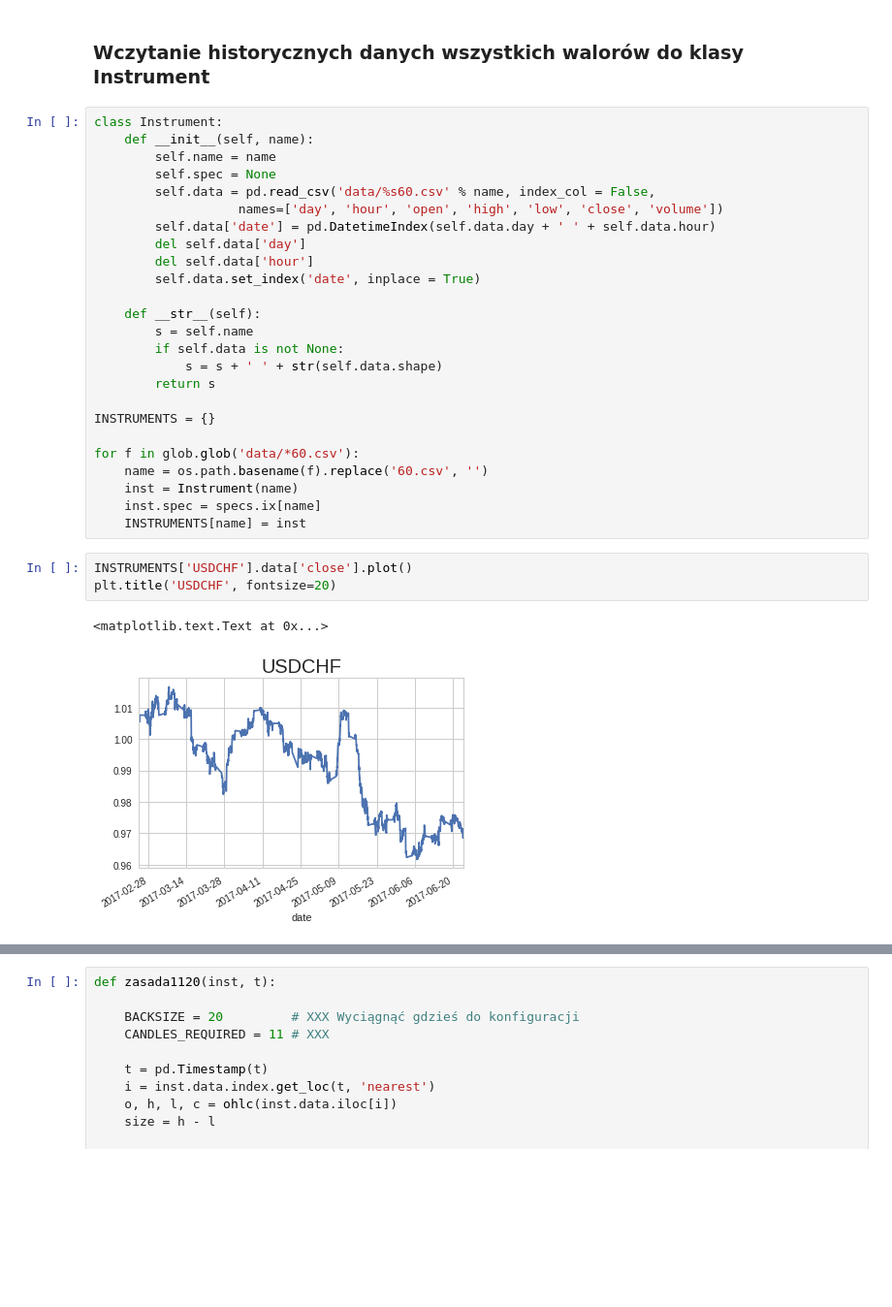
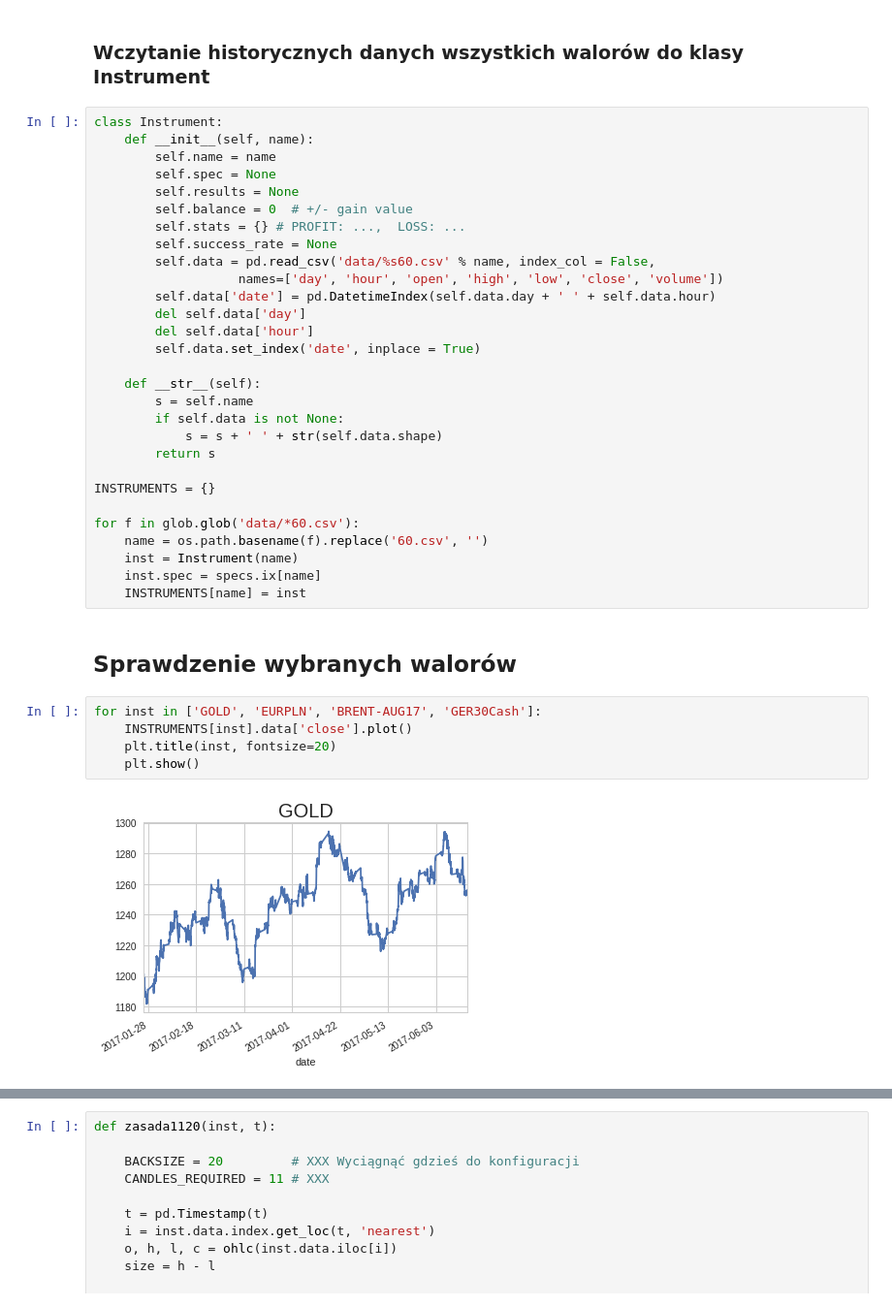
Before and after one commit to rnowotniak/trading, a Jupyter notebook: simple-strategy-test-frakt-v1.ipynb, the cells around one changed output, grey strips where cells are left out. Shown at 97% size. Drawn from its saved outputs; the diff is of its cells as text; blank space fills up the shorter version.

```diff
--- a/simple-strategy-test-frakt-v1.ipynb
+++ b/simple-strategy-test-frakt-v1.ipynb
@@ -91,6 +112,10 @@ class Instrument:
     def __init__(self, name):
         self.name = name
         self.spec = None
+        self.results = None
+        self.balance = 0  # +/- gain value
+        self.stats = {} # PROFIT: ...,  LOSS: ...
+        self.success_rate = None
         self.data = pd.read_csv('data/%s60.csv' % name, index_col = False,
                    names=['day', 'hour', 'open', 'high', 'low', 'close', 'volume'])
         self.data['date'] = pd.DatetimeIndex(self.data.day + ' ' + self.data.hour)
@@ -111,9 +136,12 @@ for f in glob.glob('data/*60.csv'):
     inst = Instrument(name)
     inst.spec = specs.ix[name]
     INSTRUMENTS[name] = inst
+# %% [markdown]
+## Sprawdzenie wybranych walorów
 # %%
-INSTRUMENTS['USDCHF'].data['close'].plot()
-plt.title('USDCHF', fontsize=20)
+for inst in ['GOLD', 'EURPLN', 'BRENT-AUG17', 'GER30Cash']:
+    INSTRUMENTS[inst].data['close'].plot()
+    plt.title(inst, fontsize=20)
+    plt.show()
 # %% [output]
-<matplotlib.text.Text at 0x...>
-[figure, old version]
+[figure, new version]
```
Also changed, not shown: parts of 27 cells of this notebook.
